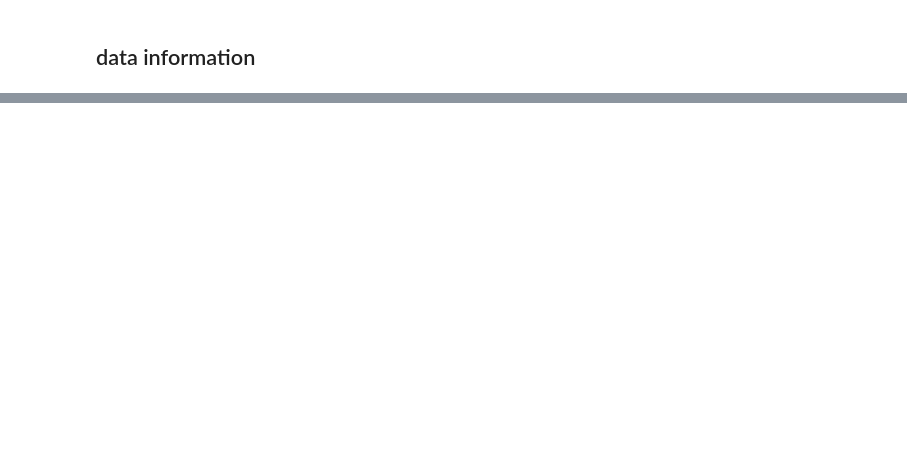
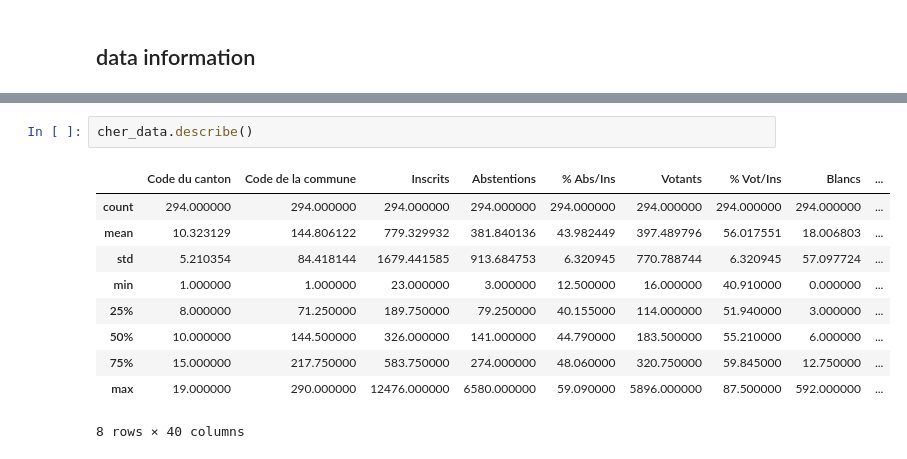
Before and after one commit to Anatharr/elections, a Jupyter notebook: EstiLection.ipynb, the cells around one changed output, grey strips where cells are left out. Cells and saved outputs as stored; diff of their text form; blank space fills up the shorter version.

```diff
--- a/EstiLection.ipynb
+++ b/EstiLection.ipynb
@@ -20,0 +104,13 @@ data.describe()
+# %%
+cher_data.describe()
+# %% [output]
+|  | Code du canton | Code de la commune | Inscrits | Abstentions | % Abs/Ins | Votants | % Vot/Ins | Blancs | ... |
+| count | 294.000000 | 294.000000 | 294.000000 | 294.000000 | 294.000000 | 294.000000 | 294.000000 | 294.000000 | ... |
+| mean | 10.323129 | 144.806122 | 779.329932 | 381.840136 | 43.982449 | 397.489796 | 56.017551 | 18.006803 | ... |
+| std | 5.210354 | 84.418144 | 1679.441585 | 913.684753 | 6.320945 | 770.788744 | 6.320945 | 57.097724 | ... |
+| min | 1.000000 | 1.000000 | 23.000000 | 3.000000 | 12.500000 | 16.000000 | 40.910000 | 0.000000 | ... |
+| 25% | 8.000000 | 71.250000 | 189.750000 | 79.250000 | 40.155000 | 114.000000 | 51.940000 | 3.000000 | ... |
+| 50% | 10.000000 | 144.500000 | 326.000000 | 141.000000 | 44.790000 | 183.500000 | 55.210000 | 6.000000 | ... |
+| 75% | 15.000000 | 217.750000 | 583.750000 | 274.000000 | 48.060000 | 320.750000 | 59.845000 | 12.750000 | ... |
+| max | 19.000000 | 290.000000 | 12476.000000 | 6580.000000 | 59.090000 | 5896.000000 | 87.500000 | 592.000000 | ... |
+8 rows × 40 columns
```
Also changed, not shown: parts of 13 cells of this notebook, 2 other files.
